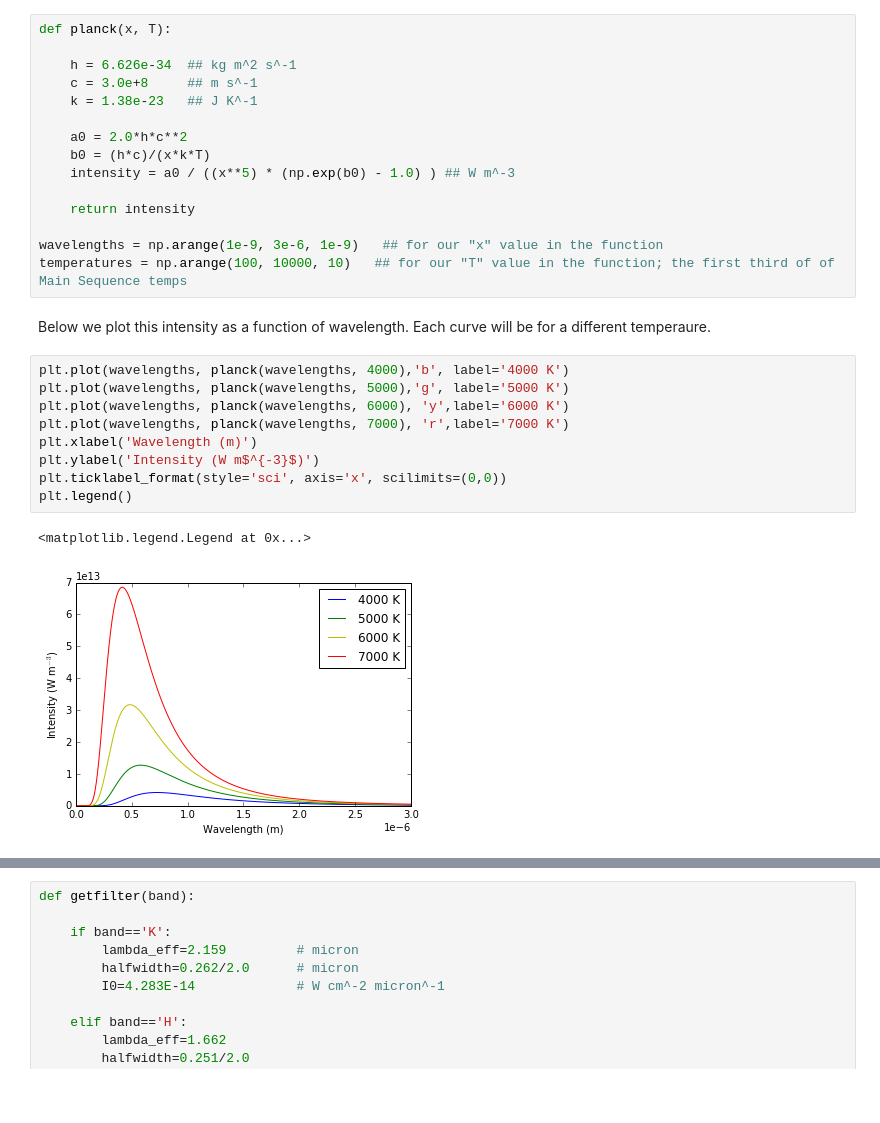
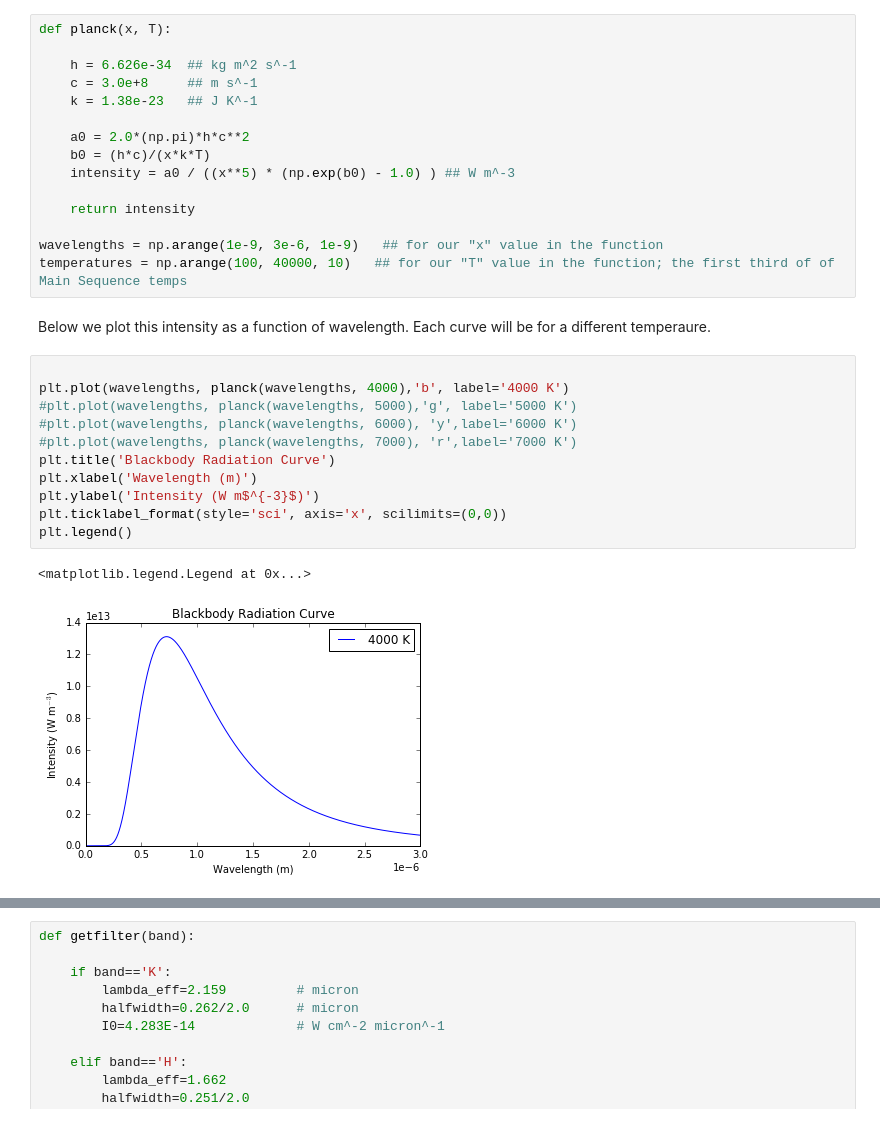
Before and after one commit to eliasog/ResearchFilters, a Jupyter notebook: Research_FiltersAndExtinction_IdealBackgroundSource.ipynb, the cells around one changed output, grey strips where cells are left out. Drawn from its saved outputs; the diff is of its cells as text; blank space fills up the shorter version.

```diff
--- a/Research_FiltersAndExtinction_IdealBackgroundSource.ipynb
+++ b/Research_FiltersAndExtinction_IdealBackgroundSource.ipynb
@@ -92,28 +111,30 @@ def planck(x, T):
     c = 3.0e+8     ## m s^-1
     k = 1.38e-23   ## J K^-1
 
-    a0 = 2.0*h*c**2
+    a0 = 2.0*(np.pi)*h*c**2
     b0 = (h*c)/(x*k*T)
     intensity = a0 / ((x**5) * (np.exp(b0) - 1.0) ) ## W m^-3
 
     return intensity
 
 wavelengths = np.arange(1e-9, 3e-6, 1e-9)   ## for our "x" value in the function
-temperatures = np.arange(100, 10000, 10)   ## for our "T" value in the function; the first third of of Main Sequence temps
+temperatures = np.arange(100, 40000, 10)   ## for our "T" value in the function; the first third of of Main Sequence temps
 # %% [markdown]
 Below we plot this intensity as a function of wavelength. Each curve will be for a different temperaure.
 # %%
+
 plt.plot(wavelengths, planck(wavelengths, 4000),'b', label='4000 K')
-plt.plot(wavelengths, planck(wavelengths, 5000),'g', label='5000 K')
-plt.plot(wavelengths, planck(wavelengths, 6000), 'y',label='6000 K')
-plt.plot(wavelengths, planck(wavelengths, 7000), 'r',label='7000 K')
+#plt.plot(wavelengths, planck(wavelengths, 5000),'g', label='5000 K')
+#plt.plot(wavelengths, planck(wavelengths, 6000), 'y',label='6000 K')
+#plt.plot(wavelengths, planck(wavelengths, 7000), 'r',label='7000 K')
+plt.title('Blackbody Radiation Curve')
 plt.xlabel('Wavelength (m)')
 plt.ylabel('Intensity (W m$^{-3}$)')
 plt.ticklabel_format(style='sci', axis='x', scilimits=(0,0))
 plt.legend()
 # %% [output]
 <matplotlib.legend.Legend at 0x...>
-[figure, old version]
+[figure, new version]
 # %% [markdown]
 ----------
 
```
Also changed, not shown: parts of 47 cells of this notebook.
